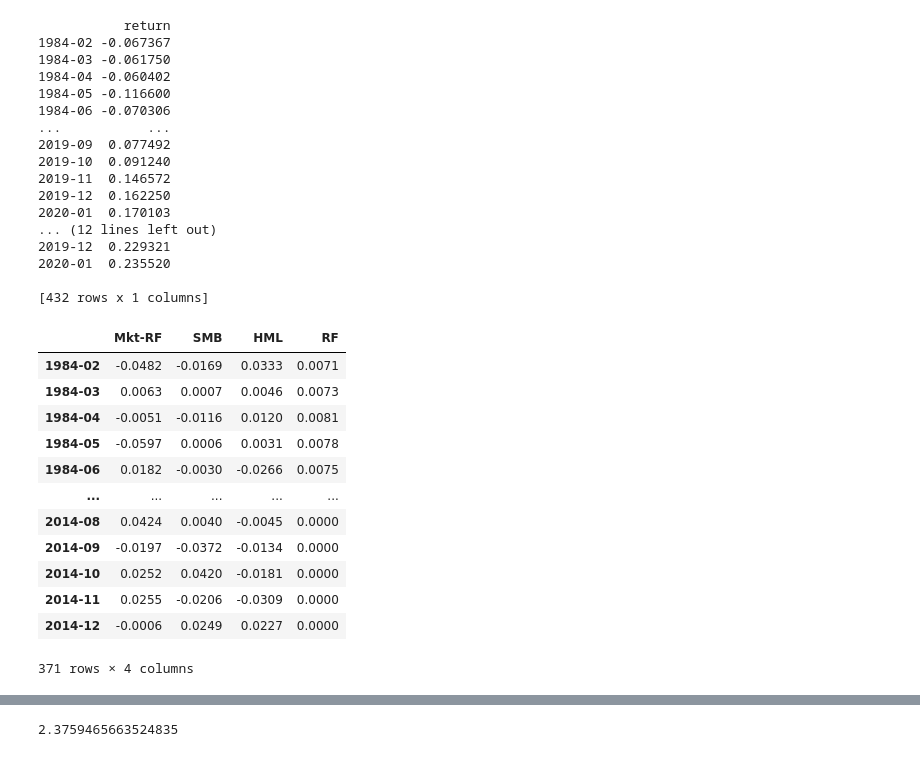
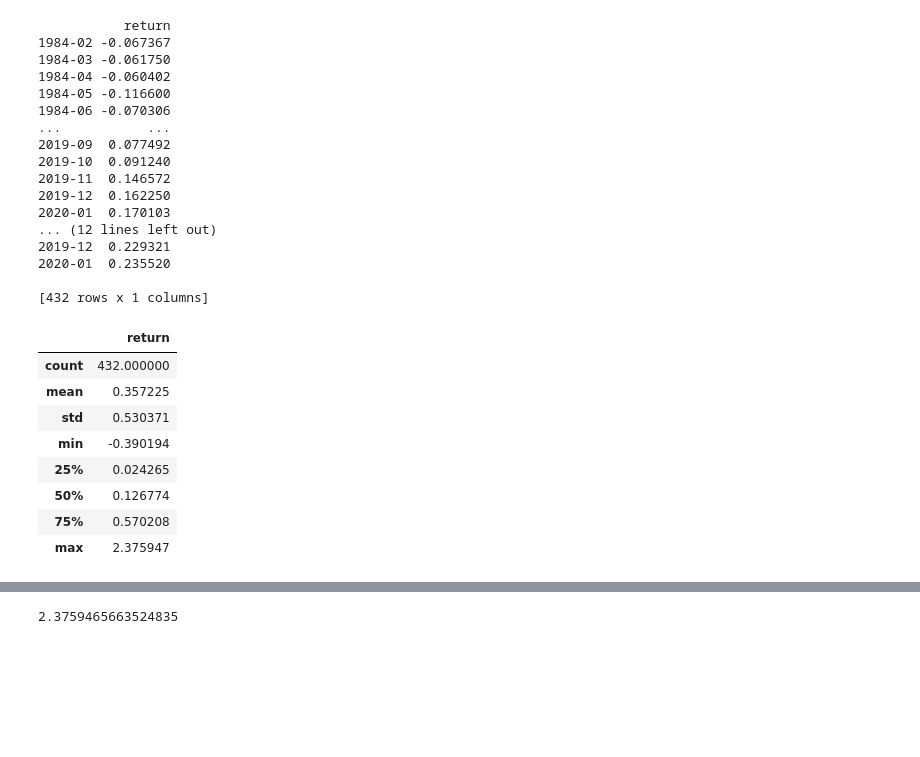
Before and after one commit to jonathoneco/bem114, a Jupyter notebook: Set3/problem12.ipynb, the cells around one changed output, grey strips where cells are left out. Drawn from its saved outputs; the diff is of its cells as text; code cells hidden in the pictures; blank space fills up the shorter version.

```diff
--- a/Set3/problem12.ipynb
+++ b/Set3/problem12.ipynb
@@ -116,6 +115,18 @@ for portfolio in portfolios:
 2020-01  0.235520
 
 [432 rows x 1 columns]
+# %%
+portfolios['equal'].describe()
+# %% [output]
+|  | return |
+| count | 432.000000 |
+| mean | 0.357225 |
+| std | 0.530371 |
+| min | -0.390194 |
+| 25% | 0.024265 |
+| 50% | 0.126774 |
+| 75% | 0.570208 |
+| max | 2.375947 |
 # %%
 import pandas_datareader as pdr
 
@@ -129,21 +135,5 @@ ff5 = ff5.loc[portfolios['equal'].index, :]
 ff3 = ff3 / 100
 ff5 = ff5 / 100
-# %%
-ff3
-# %% [output]
-|  | Mkt-RF | SMB | HML | RF |
-| 1984-02 | -0.0482 | -0.0169 | 0.0333 | 0.0071 |
-| 1984-03 | 0.0063 | 0.0007 | 0.0046 | 0.0073 |
-| 1984-04 | -0.0051 | -0.0116 | 0.0120 | 0.0081 |
-| 1984-05 | -0.0597 | 0.0006 | 0.0031 | 0.0078 |
-| 1984-06 | 0.0182 | -0.0030 | -0.0266 | 0.0075 |
-| ... | ... | ... | ... | ... |
-| 2014-08 | 0.0424 | 0.0040 | -0.0045 | 0.0000 |
-| 2014-09 | -0.0197 | -0.0372 | -0.0134 | 0.0000 |
-| 2014-10 | 0.0252 | 0.0420 | -0.0181 | 0.0000 |
-| 2014-11 | 0.0255 | -0.0206 | -0.0309 | 0.0000 |
-| 2014-12 | -0.0006 | 0.0249 | 0.0227 | 0.0000 |
-371 rows × 4 columns
 # %%
 def calculate_statistics(portfolio_returns):
     avg_monthly_return = portfolio_returns.mean()
```
Also changed, not shown: parts of 6 cells of this notebook, 1 other file.
